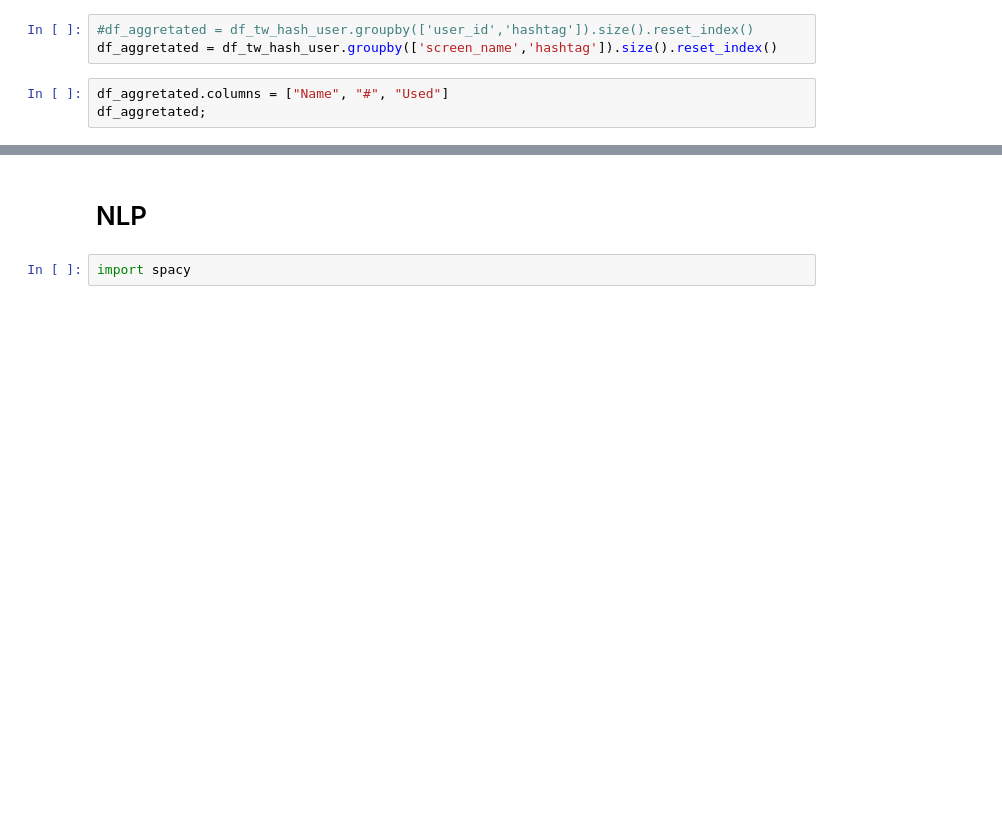
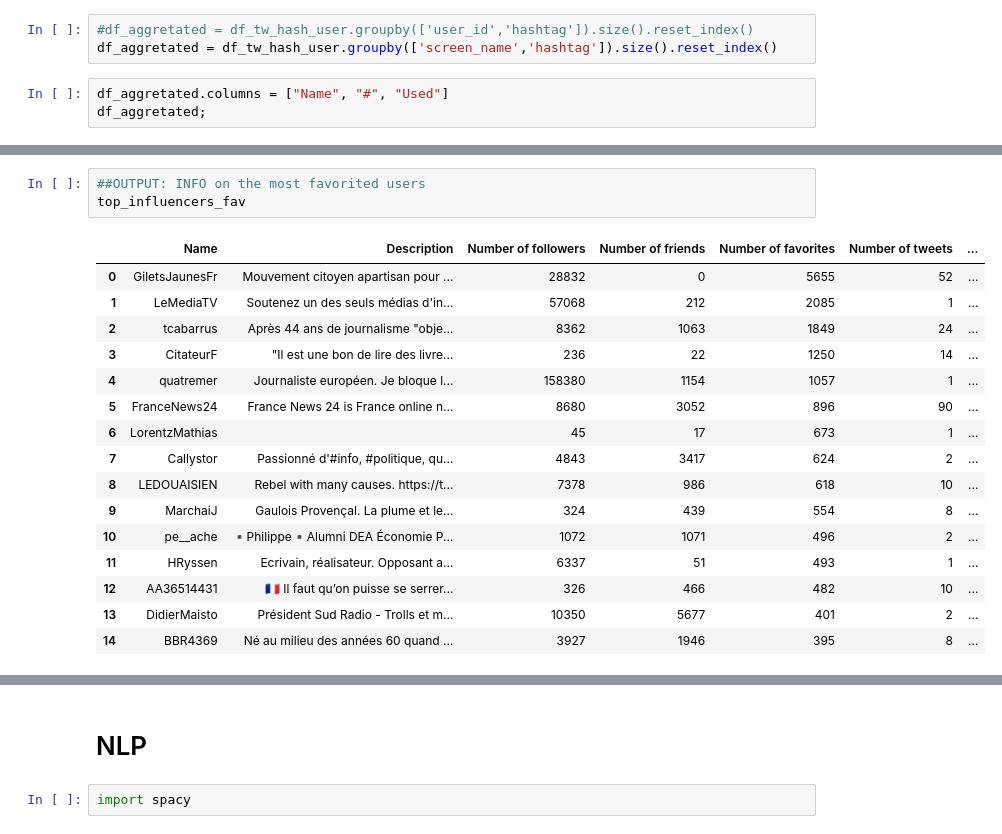
Before and after one commit to kir0ul/ncc2019_more-in-common, a Jupyter notebook: python/populate_tweets_json_from_tweepy.ipynb, the cells around one changed output, grey strips where cells are left out. Saved outputs shown, nothing was run; the diff lists cells and outputs as text; blank space fills up the shorter version.

Commit message:
Output section

```diff
--- a/python/populate_tweets_json_from_tweepy.ipynb
+++ b/python/populate_tweets_json_from_tweepy.ipynb
@@ -380,0 +425,20 @@ get_tweet_by_username('GiletsJaunesFr')
+# %%
+##OUTPUT: INFO on the most favorited users
+top_influencers_fav
+# %% [output]
+|  | Name | Description | Number of followers | Number of friends | Number of favorites | Number of tweets | ... |
+| 0 | GiletsJaunesFr | Mouvement citoyen apartisan pour ... | 28832 | 0 | 5655 | 52 | ... |
+| 1 | LeMediaTV | Soutenez un des seuls médias d'in... | 57068 | 212 | 2085 | 1 | ... |
+| 2 | tcabarrus | Après 44 ans de journalisme "obje... | 8362 | 1063 | 1849 | 24 | ... |
+| 3 | CitateurF | "Il est une bon de lire des livre... | 236 | 22 | 1250 | 14 | ... |
+| 4 | quatremer | Journaliste européen. Je bloque l... | 158380 | 1154 | 1057 | 1 | ... |
+| 5 | FranceNews24 | France News 24 is France online n... | 8680 | 3052 | 896 | 90 | ... |
+| 6 | LorentzMathias |  | 45 | 17 | 673 | 1 | ... |
+| 7 | Callystor | Passionné d'#info, #politique, qu... | 4843 | 3417 | 624 | 2 | ... |
+| 8 | LEDOUAISIEN | Rebel with many causes. https://t... | 7378 | 986 | 618 | 10 | ... |
+| 9 | MarchaiJ | Gaulois Provençal. La plume et le... | 324 | 439 | 554 | 8 | ... |
+| 10 | pe__ache | ▪️Philippe▪️Alumni DEA Économie P... | 1072 | 1071 | 496 | 2 | ... |
+| 11 | HRyssen | Ecrivain, réalisateur. Opposant a... | 6337 | 51 | 493 | 1 | ... |
+| 12 | AA36514431 | 🇫🇷 Il faut qu’on puisse se serrer... | 326 | 466 | 482 | 10 | ... |
+| 13 | DidierMaisto | Président Sud Radio - Trolls et m... | 10350 | 5677 | 401 | 2 | ... |
+| 14 | BBR4369 | Né au milieu des années 60 quand ... | 3927 | 1946 | 395 | 8 | ... |
```
Also changed, not shown: parts of 35 cells of this notebook.
